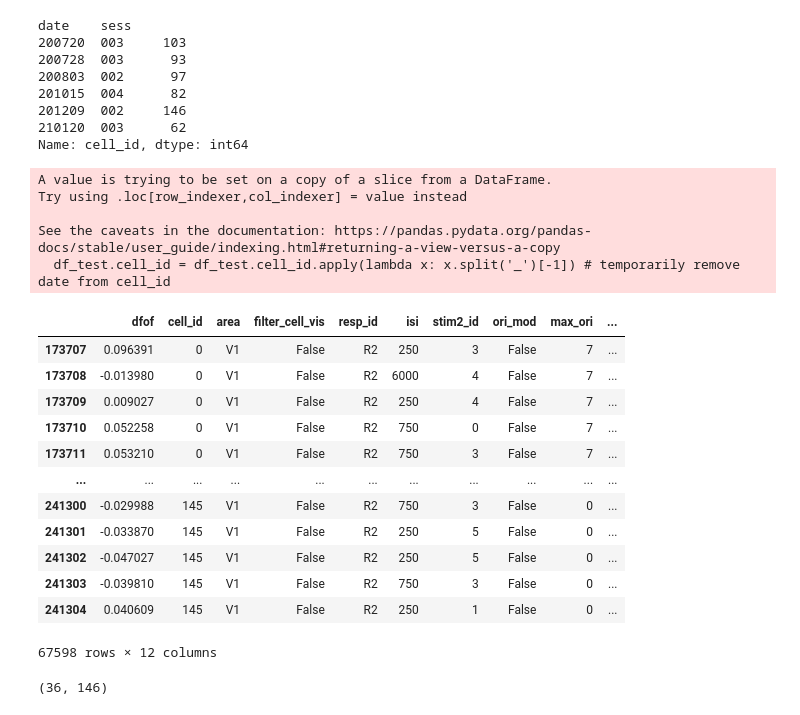
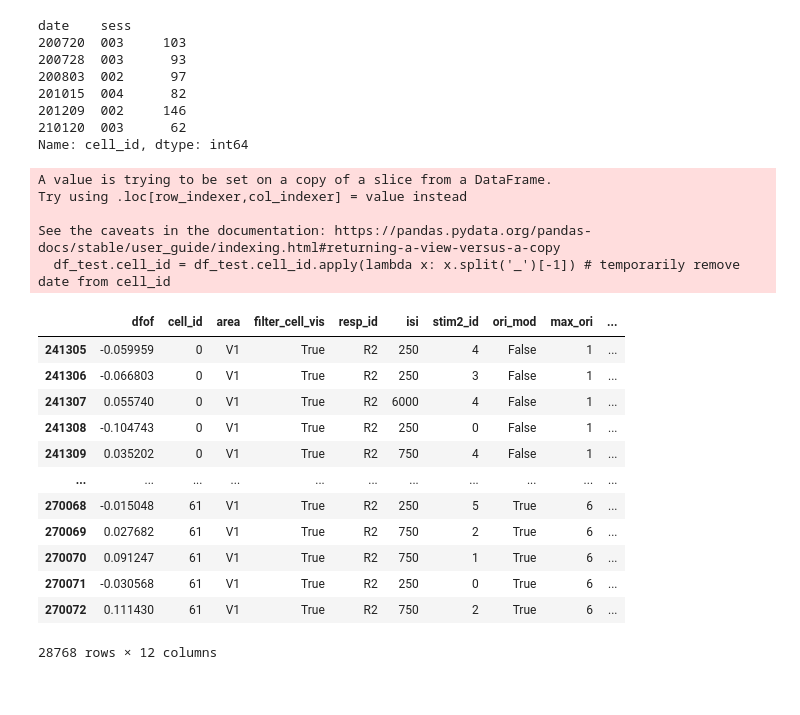
Before and after one commit to lanluo9/inter, a Jupyter notebook: scripts/ipynb/tuning_bias.ipynb, the cells around one changed output. Cells and saved outputs as stored; diff of their text form; code cells hidden in the pictures.

```diff
--- a/scripts/ipynb/tuning_bias.ipynb
+++ b/scripts/ipynb/tuning_bias.ipynb
@@ -1458,33 +1459,25 @@ date    sess
 210120  003      62
 Name: cell_id, dtype: int64
 # %%
-df_test = df_lineplot[(df_lineplot.date == '201209') & (df_lineplot.sess == '002')] # use this date and sess for sanity check
+df_test = df_lineplot[(df_lineplot.date == '210120')] # use this date and sess for sanity check
 df_test.cell_id = df_test.cell_id.apply(lambda x: x.split('_')[-1]) # temporarily remove date from cell_id
 df_test
 # %% [output]
 A value is trying to be set on a copy of a slice from a DataFrame.
 Try using .loc[row_indexer,col_indexer] = value instead
 
 See the caveats in the documentation: https://pandas.pydata.org/pandas-docs/stable/user_guide/indexing.html#returning-a-view-versus-a-copy
   df_test.cell_id = df_test.cell_id.apply(lambda x: x.split('_')[-1]) # temporarily remove date from cell_id
 |  | dfof | cell_id | area | filter_cell_vis | resp_id | isi | stim2_id | ori_mod | max_ori | ... |
-| 173707 | 0.096391 | 0 | V1 | False | R2 | 250 | 3 | False | 7 | ... |
-| 173708 | -0.013980 | 0 | V1 | False | R2 | 6000 | 4 | False | 7 | ... |
-| 173709 | 0.009027 | 0 | V1 | False | R2 | 250 | 4 | False | 7 | ... |
-| 173710 | 0.052258 | 0 | V1 | False | R2 | 750 | 0 | False | 7 | ... |
-| 173711 | 0.053210 | 0 | V1 | False | R2 | 750 | 3 | False | 7 | ... |
+| 241305 | -0.059959 | 0 | V1 | True | R2 | 250 | 4 | False | 1 | ... |
+| 241306 | -0.066803 | 0 | V1 | True | R2 | 250 | 3 | False | 1 | ... |
+| 241307 | 0.055740 | 0 | V1 | True | R2 | 6000 | 4 | False | 1 | ... |
+| 241308 | -0.104743 | 0 | V1 | True | R2 | 250 | 0 | False | 1 | ... |
+| 241309 | 0.035202 | 0 | V1 | True | R2 | 750 | 4 | False | 1 | ... |
 | ... | ... | ... | ... | ... | ... | ... | ... | ... | ... | ... |
-| 241300 | -0.029988 | 145 | V1 | False | R2 | 750 | 3 | False | 0 | ... |
-| 241301 | -0.033870 | 145 | V1 | False | R2 | 250 | 5 | False | 0 | ... |
-| 241302 | -0.047027 | 145 | V1 | False | R2 | 250 | 5 | False | 0 | ... |
-| 241303 | -0.039810 | 145 | V1 | False | R2 | 750 | 3 | False | 0 | ... |
-| 241304 | 0.040609 | 145 | V1 | False | R2 | 250 | 1 | False | 0 | ... |
+| 270068 | -0.015048 | 61 | V1 | True | R2 | 250 | 5 | True | 6 | ... |
+| 270069 | 0.027682 | 61 | V1 | True | R2 | 750 | 2 | True | 6 | ... |
+| 270070 | 0.091247 | 61 | V1 | True | R2 | 750 | 1 | True | 6 | ... |
+| 270071 | -0.030568 | 61 | V1 | True | R2 | 250 | 0 | True | 6 | ... |
+| 270072 | 0.111430 | 61 | V1 | True | R2 | 750 | 2 | True | 6 | ... |
-67598 rows × 12 columns
+28768 rows × 12 columns
-# %%
-df_filter = df_test[(df_test.filter_cell_vis == True)
-                       & (df_test.ori_mod == True)
-                       & (df_test.isi != 750)
-                       ]
-df_filter.cell_id.nunique(), df_test.cell_id.nunique()
-# %% [output]
-(36, 146)
```
Also changed, not shown: parts of 3 cells of this notebook, 4 other files.
